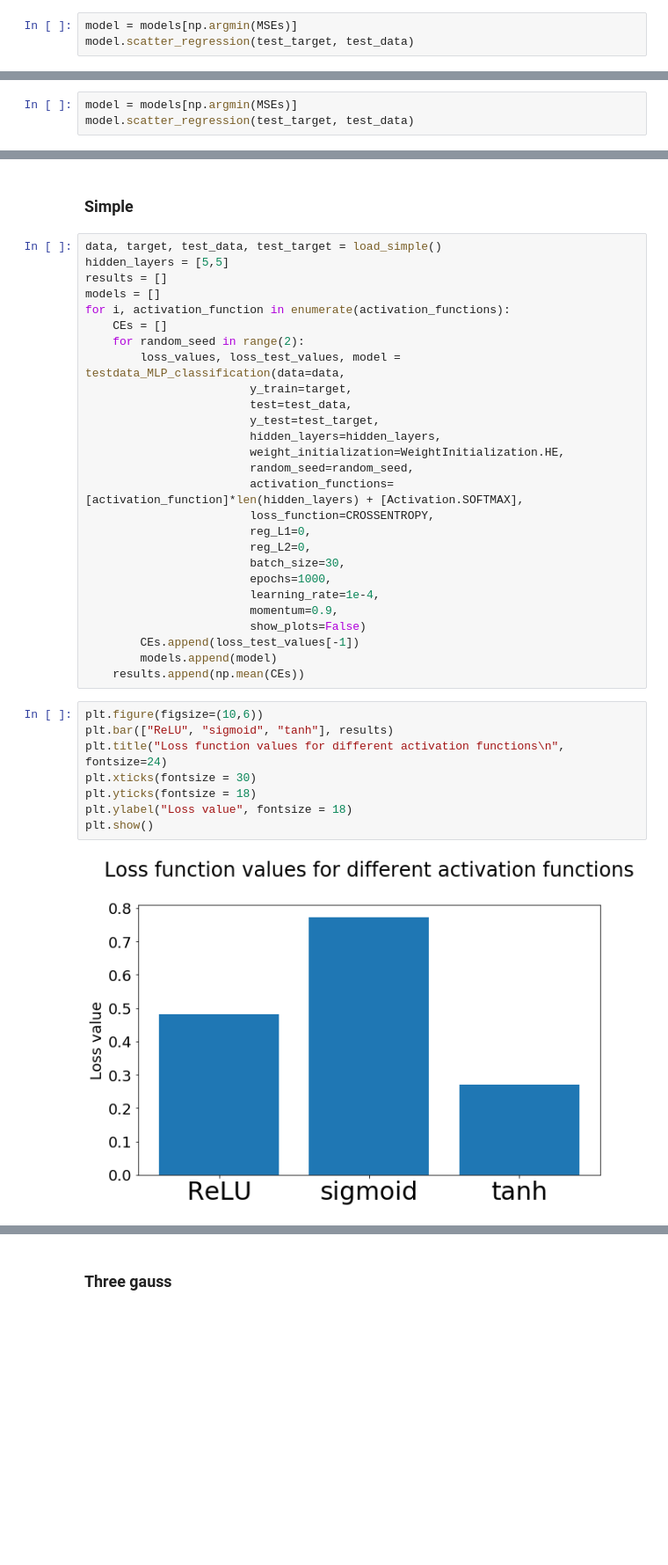
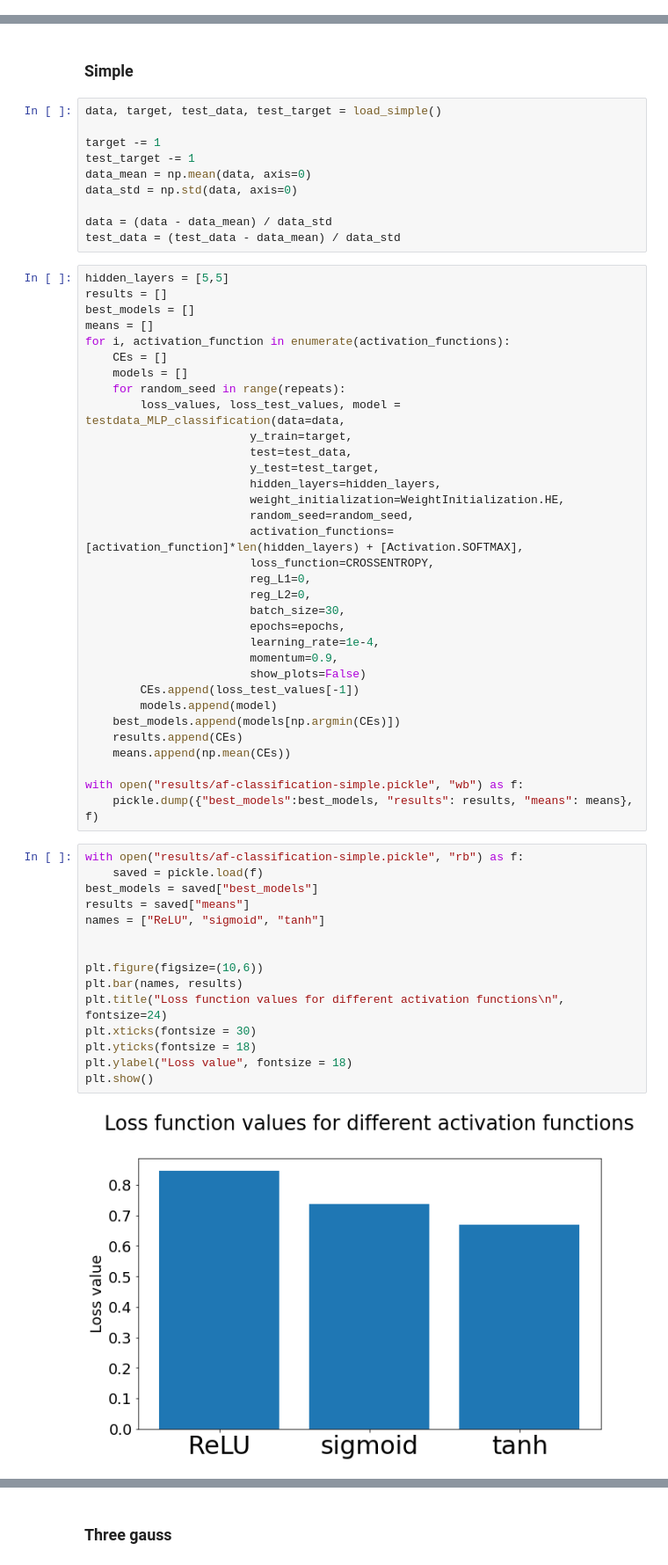
Before and after one commit to Siemashko/DL-Project-1, a Jupyter notebook: Experiment.ipynb, the cells around one changed output, grey strips where cells are left out. Shown at 88% size. Saved outputs shown, nothing was run; the diff lists cells and outputs as text; blank space fills up the shorter version.

```diff
--- a/Experiment.ipynb
+++ b/Experiment.ipynb
@@ -215,3 +242,0 @@ plt.show()
-# %%
-model = models[np.argmin(MSEs)]
-model.scatter_regression(test_target, test_data)
@@ -260,3 +317,0 @@ plt.show()
-# %%
-model = models[np.argmin(MSEs)]
-model.scatter_regression(test_target, test_data)
@@ -266,14 +331,25 @@ model.scatter_regression(test_target, test_data)
 ## Classification
 # %% [markdown]
 ### Simple
+# %%
+data, target, test_data, test_target = load_simple()
+
+target -= 1
+test_target -= 1
+data_mean = np.mean(data, axis=0)
+data_std = np.std(data, axis=0)
+
+data = (data - data_mean) / data_std
+test_data = (test_data - data_mean) / data_std
 # %%
-data, target, test_data, test_target = load_simple()
 hidden_layers = [5,5]
 results = []
-models = []
+best_models = []
+means = []
 for i, activation_function in enumerate(activation_functions):
     CEs = []
-    for random_seed in range(2):
+    models = []
+    for random_seed in range(repeats):
         loss_values, loss_test_values, model = testdata_MLP_classification(data=data,
                         y_train=target,
                         test=test_data,
@@ -286,20 +362,32 @@ for i, activation_function in enumerate(activation_functions):
                         reg_L1=0,
                         reg_L2=0,
                         batch_size=30,
-                        epochs=1000,
+                        epochs=epochs,
                         learning_rate=1e-4,
                         momentum=0.9,
                         show_plots=False)
         CEs.append(loss_test_values[-1])
         models.append(model)
-    results.append(np.mean(CEs))
+    best_models.append(models[np.argmin(CEs)])
+    results.append(CEs)
+    means.append(np.mean(CEs))
+
+with open("results/af-classification-simple.pickle", "wb") as f:
+    pickle.dump({"best_models":best_models, "results": results, "means": means}, f)
 # %%
+with open("results/af-classification-simple.pickle", "rb") as f:
+    saved = pickle.load(f)
+best_models = saved["best_models"]
+results = saved["means"]
+names = ["ReLU", "sigmoid", "tanh"]
+
+
 plt.figure(figsize=(10,6))
-plt.bar(["ReLU", "sigmoid", "tanh"], results)
+plt.bar(names, results)
 plt.title("Loss function values for different activation functions\n", fontsize=24)
 plt.xticks(fontsize = 30)
 plt.yticks(fontsize = 18)
 plt.ylabel("Loss value", fontsize = 18)
 plt.show()
 # %% [output]
-[figure, old version]
+[figure, new version]
```
Also changed, not shown: parts of 52 cells of this notebook, 14 other files.
